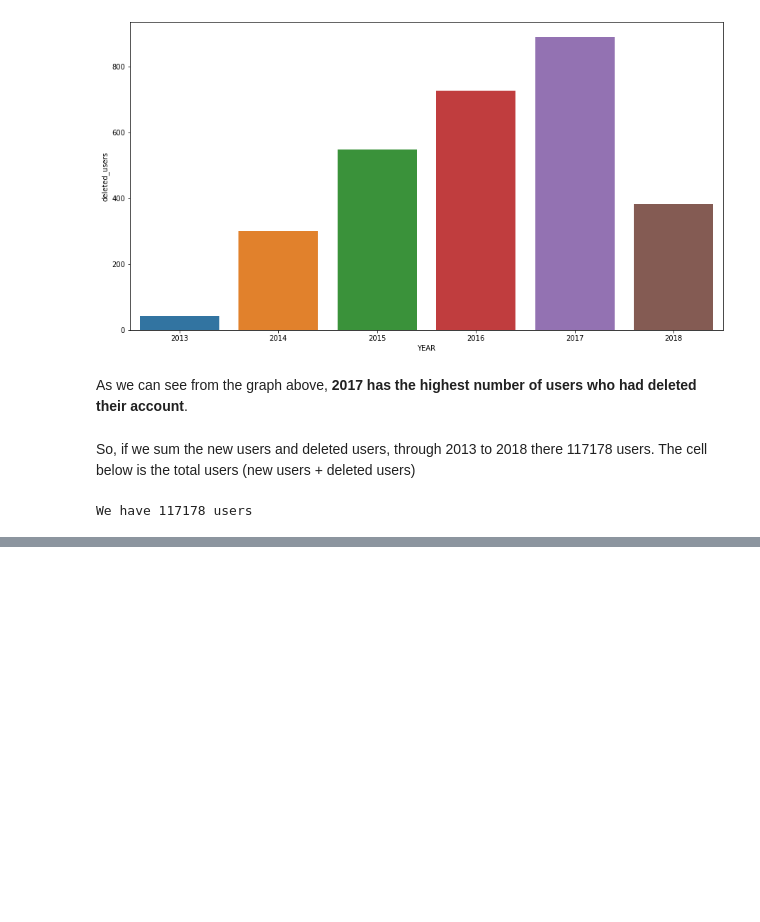
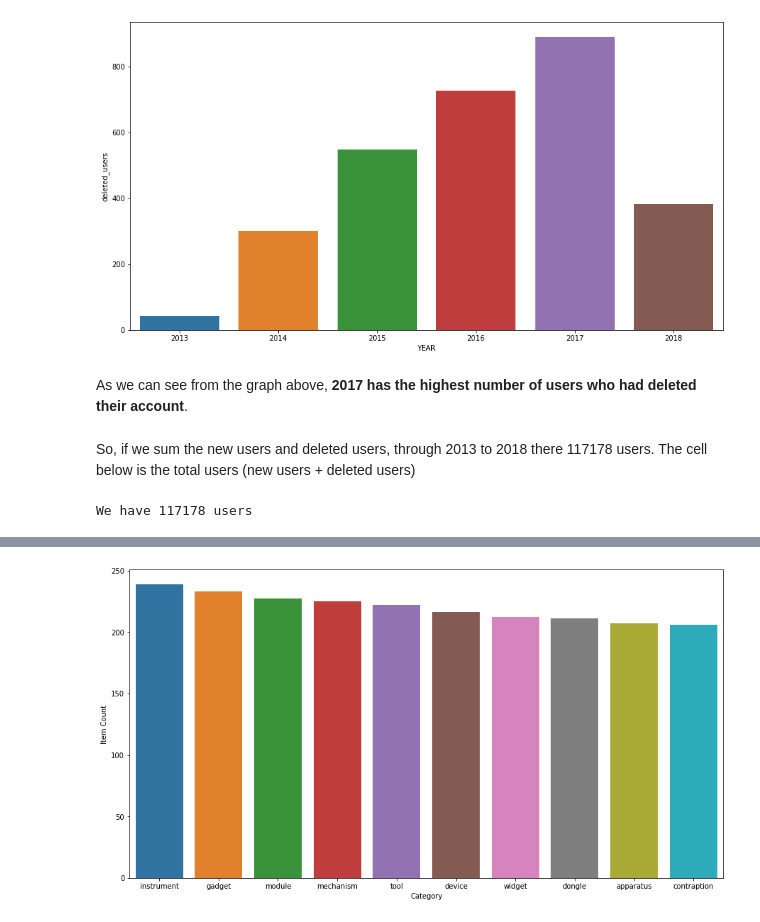
Before and after one commit to H8-Assignments-Bay/finpro-ftds-001-hck-ftds-001-hck-group-002, a Jupyter notebook: h8dsft_FPSG02.ipynb, the cells around one changed output, grey strips where cells are left out. Saved outputs shown, nothing was run; the diff lists cells and outputs as text; code cells hidden in the pictures; blank space fills up the shorter version.

```diff
--- a/h8dsft_FPSG02.ipynb
+++ b/h8dsft_FPSG02.ipynb
@@ -566,0 +650,10 @@ We have 17463 users that have ordered items
+# %%
+items_for_sale = sq1('''
+SELECT category,
+       COUNT(id) AS item_count
+FROM items
+GROUP BY category
+ORDER BY item_count DESC;
+''')
+
+items_for_sale
@@ -566,0 +672,5 @@ We have 17463 users that have ordered items
+# %%
+plt.figure(figsize=(15,8))
+ax = sns.barplot(data=items_for_sale, x='Category', y='Item Count')
+# %% [output]
+[figure, added]
```
Also changed, not shown: parts of 25 cells of this notebook.
